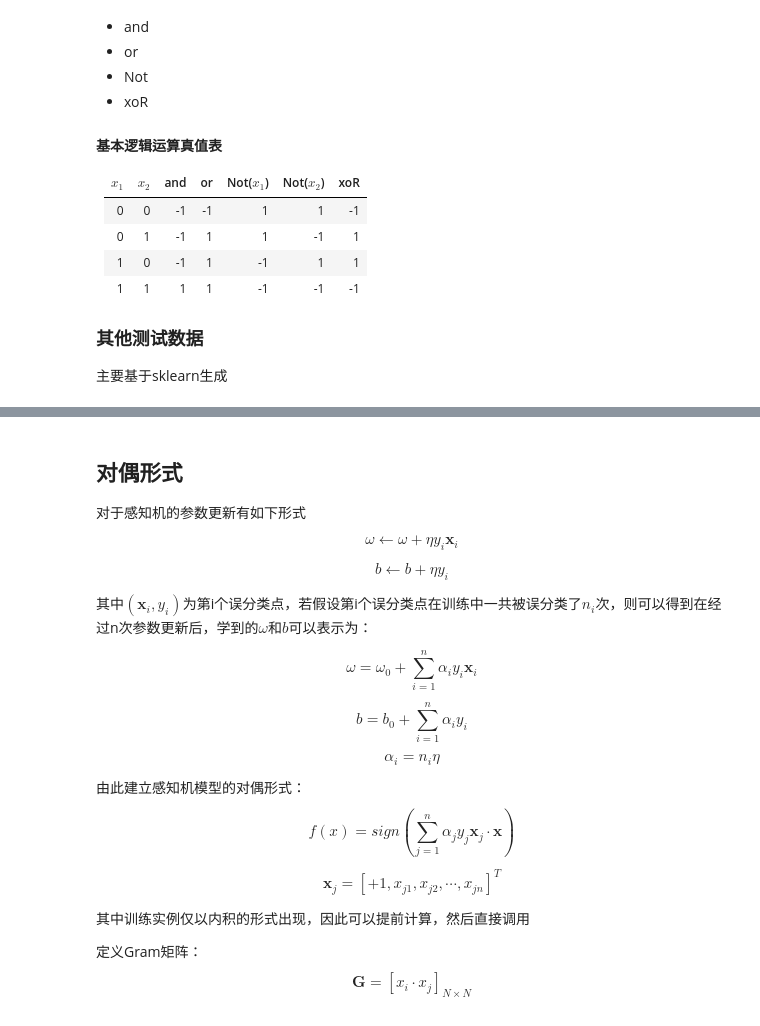
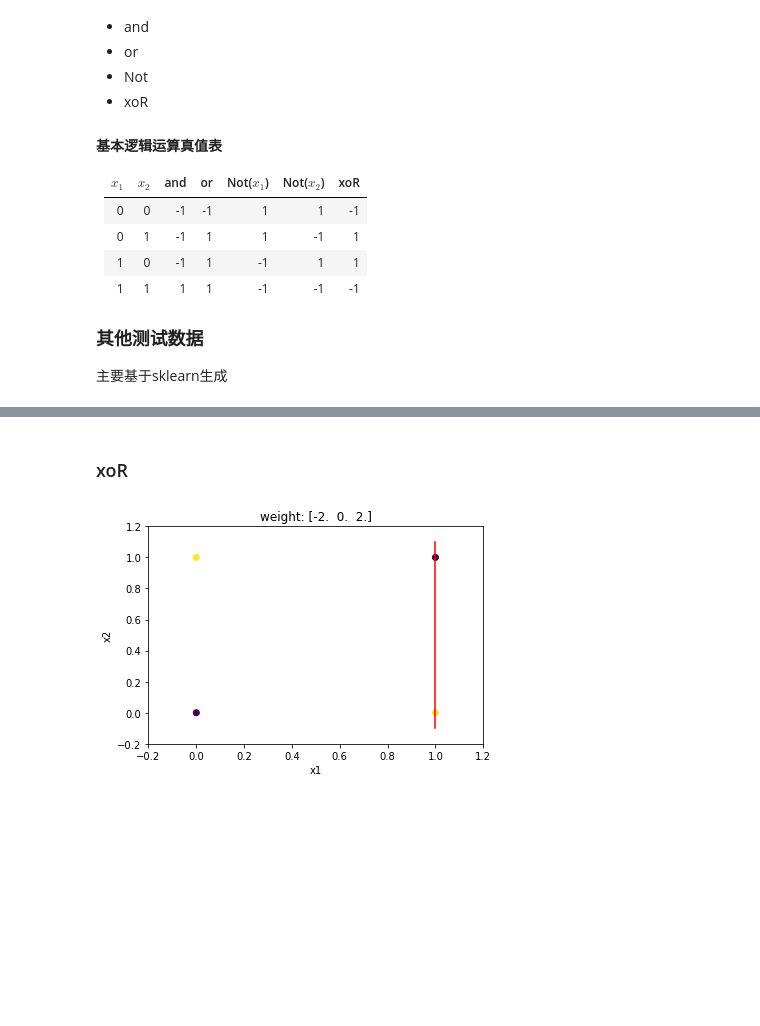
Before and after one commit to koolo233/NeuralNetworks, a Jupyter notebook: Perceptron.ipynb, the cells around one changed output, grey strips where cells are left out. Drawn from its saved outputs; the diff is of its cells as text; code cells hidden in the pictures; blank space fills up the shorter version.

Commit message:
perceptron_finish

```diff
--- a/Perceptron.ipynb
+++ b/Perceptron.ipynb
@@ -352,7 +404,7 @@ train_num = len(train_x)
 train_loop = 0
 
 while True:
-    sample_ind = train_loop % train_num
+    sample_ind = random.randint(0, 3)
     input_x = train_x[sample_ind].copy()
     output_y = train_y[sample_ind]
     # display.clear_output(wait=True)
@@ -393,7 +447,7 @@ train_num = len(train_x)
 train_loop = 0
 
 while True:
-    sample_ind = train_loop % train_num
+    sample_ind = random.randint(0, 3)
     input_x = train_x[sample_ind].copy()
     output_y = train_y[sample_ind]
     # display.clear_output(wait=True)
@@ -420,27 +474,37 @@ plt.show()
-# %% [markdown]
-## 对偶形式
-
-对于感知机的参数更新有如下形式
-
-$$\omega \leftarrow \omega + \eta y_i \textbf{x}_i$$
-
-$$b \leftarrow b + \eta y_i$$
-
-其中$(\textbf{x}_i, y_i)$为第i个误分类点，若假设第i个误分类点在训练中一共被误分类了$n_i$次，则可以得到在经过n次参数更新后，学到的$\omega$和$b$可以表示为：
-
-$$\omega = \omega_0 + \sum_{i=1}^n \alpha_i y_i \textbf{x}_i$$
-
-$$b = b_0 + \sum_{i=1}^n \alpha_i y_i$$
-
-$$\alpha_i = n_i \eta$$
-
-
-由此建立感知机模型的对偶形式：
-$$f(x) = sign(\sum_{j=1}^n \alpha_j y_j \textbf{x}_j \cdot \textbf{x})$$
-
-$$\textbf{x}_j = [+1, x_{j1}, x_{j2}, \cdots, x_{jn}]^T$$
-
-其中训练实例仅以内积的形式出现，因此可以提前计算，然后直接调用
-
-定义Gram矩阵：
-$$\textbf{G} = [x_i \cdot x_j]_{N \times N}$$
+# %% [markdown]
+### xoR
+# %%
+# xoR
+
+# 模型
+preceptron_model = Perceptron(eta=1)
+# 数据生成器
+data_loader = DataCreator()
+# 最大训练次数
+max_loop = 100
+
+# 获取训练数据
+train_x, train_y = data_loader.get_xor_data()
+train_num = len(train_x)
+# 循环次数
+train_loop = 0
+
+while True:
+    sample_ind = random.randint(0, 3)
+    input_x = train_x[sample_ind].copy()
+    output_y = train_y[sample_ind]
+
+    if preceptron_model.train(input_x, output_y):
+        preceptron_model.draw(train_x, train_y)
+    train_loop += 1
+
+    # 测试是否分类完成
+    if preceptron_model.test(train_x, train_y) or train_loop == max_loop:
+        break
+
+# plt.show()
+preceptron_model.draw(train_x, train_y)
+preceptron_model.create_gif("xor_perceptron")
+plt.show()
+# %% [output]
+[figure, added]
```
Also changed, not shown: parts of 23 cells of this notebook, 7 other files.
